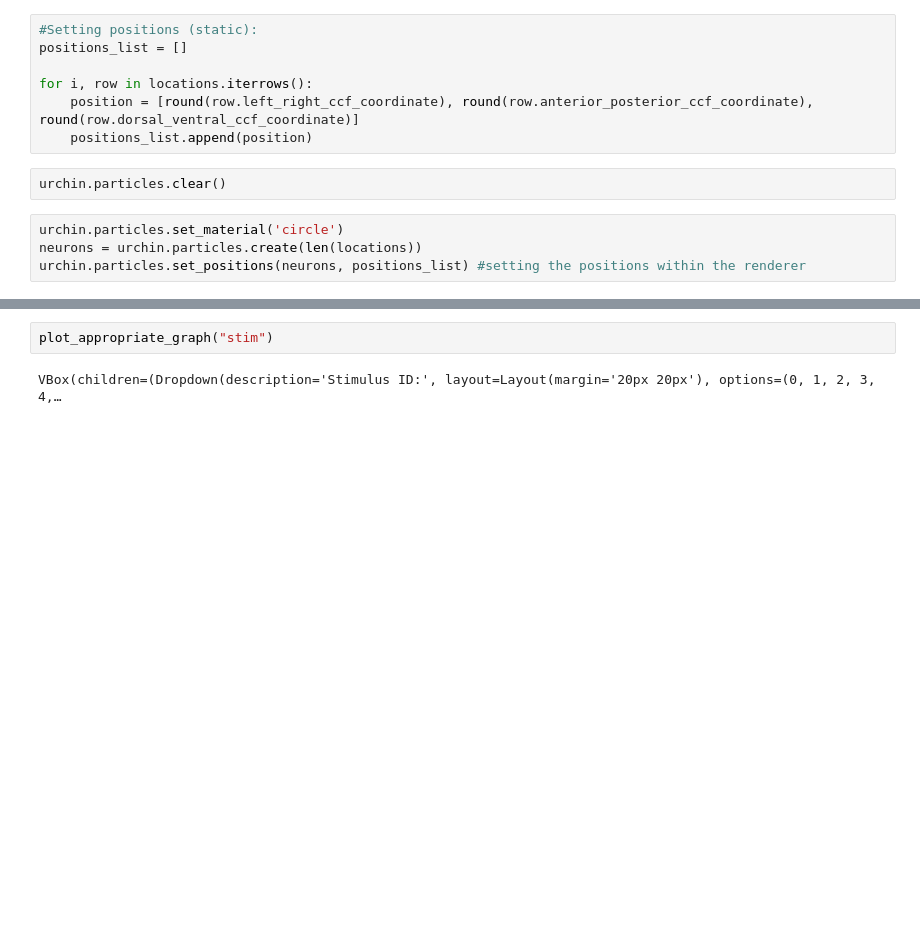
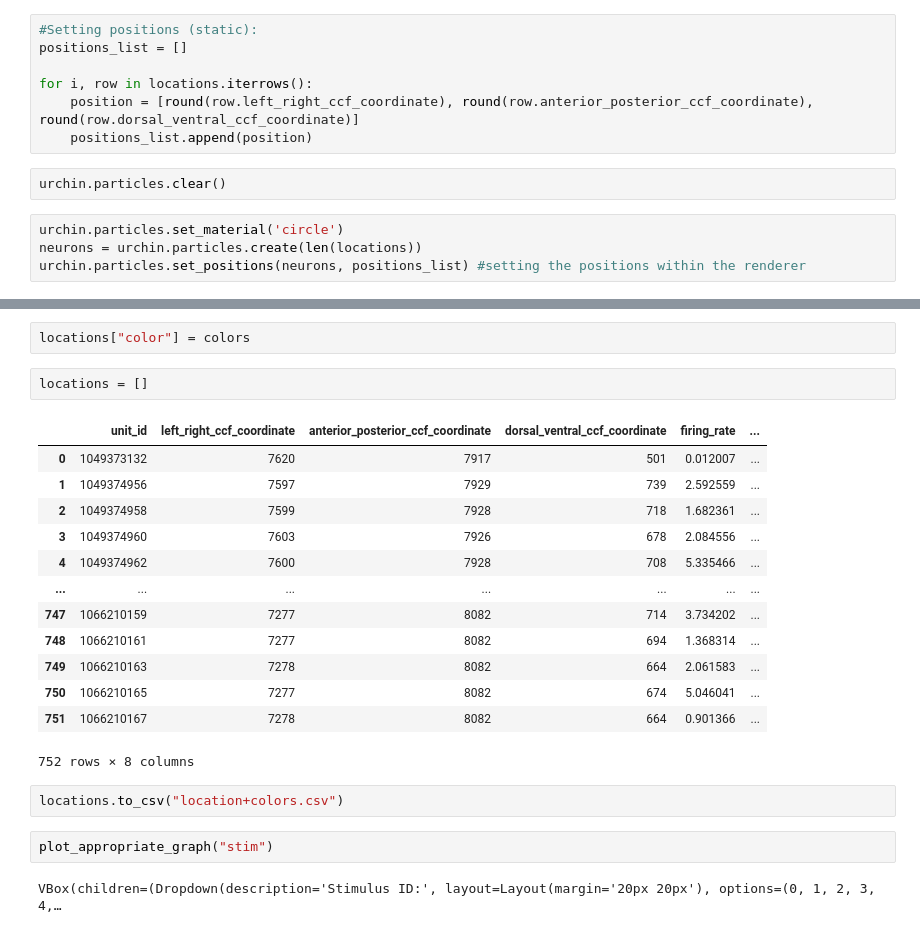
Before and after one commit to VirtualBrainLab/urchin-examples, a Jupyter notebook: li_2024/spiking_data.ipynb, the cells around one changed output, grey strips where cells are left out. Drawn from its saved outputs; the diff is of its cells as text; blank space fills up the shorter version.

```diff
--- a/li_2024/spiking_data.ipynb
+++ b/li_2024/spiking_data.ipynb
@@ -249,3 +401,23 @@ urchin.particles.set_positions(neurons, positions_list) #setting the positions w
+# %%
+locations["color"] = colors
+# %%
+locations = []
+# %% [output]
+|  | unit_id | left_right_ccf_coordinate | anterior_posterior_ccf_coordinate | dorsal_ventral_ccf_coordinate | firing_rate | ... |
+| 0 | 1049373132 | 7620 | 7917 | 501 | 0.012007 | ... |
+| 1 | 1049374956 | 7597 | 7929 | 739 | 2.592559 | ... |
+| 2 | 1049374958 | 7599 | 7928 | 718 | 1.682361 | ... |
+| 3 | 1049374960 | 7603 | 7926 | 678 | 2.084556 | ... |
+| 4 | 1049374962 | 7600 | 7928 | 708 | 5.335466 | ... |
+| ... | ... | ... | ... | ... | ... | ... |
+| 747 | 1066210159 | 7277 | 8082 | 714 | 3.734202 | ... |
+| 748 | 1066210161 | 7277 | 8082 | 694 | 1.368314 | ... |
+| 749 | 1066210163 | 7278 | 8082 | 664 | 2.061583 | ... |
+| 750 | 1066210165 | 7277 | 8082 | 674 | 5.046041 | ... |
+| 751 | 1066210167 | 7278 | 8082 | 664 | 0.901366 | ... |
+752 rows × 8 columns
+# %%
+locations.to_csv("location+colors.csv")
 # %%
 plot_appropriate_graph("stim")
 # %% [output]
```
Also changed, not shown: parts of 24 cells of this notebook, 2 other files.
